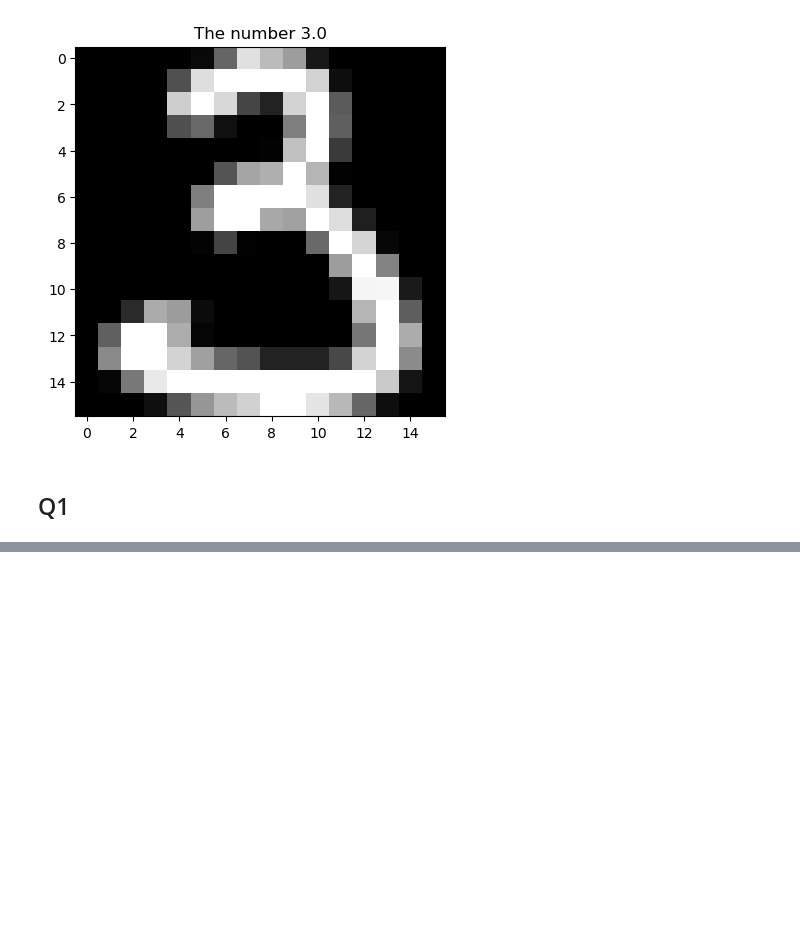
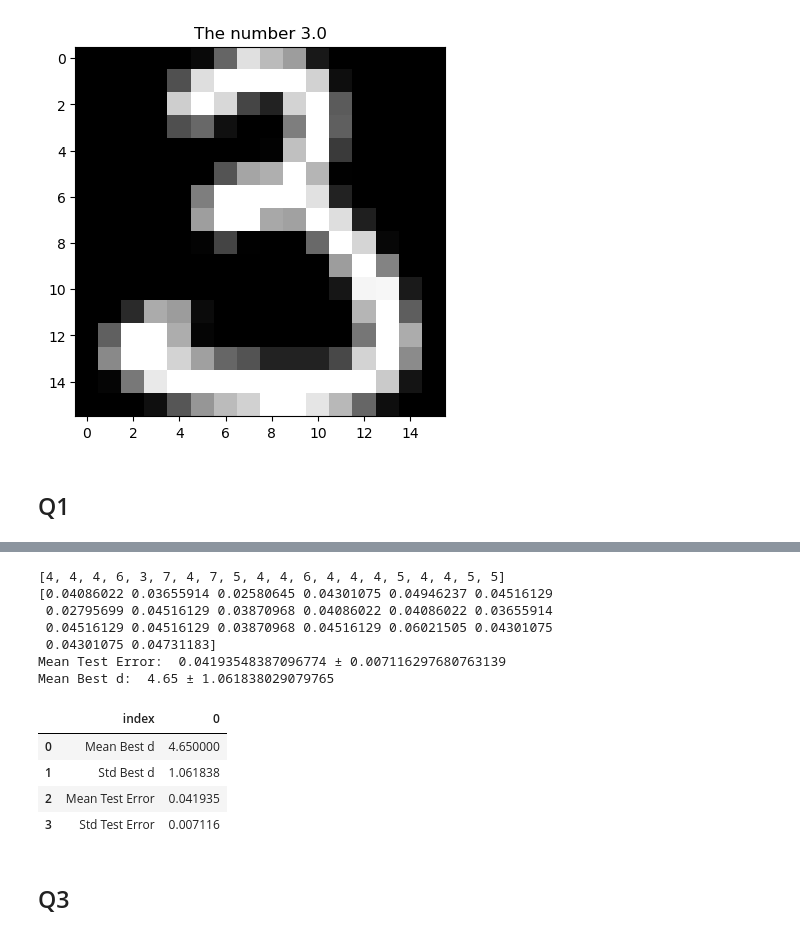
Before and after one commit to marcali/Supervised_Learning_CW2, a Jupyter notebook: KernelPerceptron.ipynb, the cells around one changed output, grey strips where cells are left out. Drawn from its saved outputs; the diff is of its cells as text; code cells hidden in the pictures; blank space fills up the shorter version.

```diff
--- a/KernelPerceptron.ipynb
+++ b/KernelPerceptron.ipynb
@@ -302,0 +255,40 @@ Mean std test errors [0. 0. 0. 0. 0. 0. 0.]
+# %%
+d_stars
+test_errors
+print(d_stars)
+print(test_errors)
+mean_cross_validation_test_error = np.mean(test_errors, axis=0)
+mean_cross_validation_test_error_std = np.std(test_errors, axis=0)
+mean_cross_validation_d = np.mean(d_stars)
+mean_cross_validation_s_std = np.std(d_stars)
+print("Mean Test Error: ", mean_cross_validation_test_error, "±", mean_cross_validation_test_error_std)
+print("Mean Best d: ", mean_cross_validation_d, "±", mean_cross_validation_s_std)
+
+part_2_results = {
+        "Mean Best d": mean_cross_validation_d,
+        "Std Best d": mean_cross_validation_s_std,
+        "Mean Test Error": mean_cross_validation_test_error,
+        "Std Test Error": mean_cross_validation_test_error_std
+    }
+
+df_mean_error_rates = pd.DataFrame(mean_cross_validation_d, index=np.arange(10), columns=np.arange(10))
+df_std_error_rates = pd.DataFrame(mean_cross_validation_s_std, index=np.arange(10), columns=np.arange(10))
+
+df_restuls_2 = pd.DataFrame.from_dict(part_2_results, orient='index')
+df_restuls_2.reset_index(inplace=True)
+df_restuls_2
+# %% [output]
+[4, 4, 4, 6, 3, 7, 4, 7, 5, 4, 4, 6, 4, 4, 4, 5, 4, 4, 5, 5]
+[0.04086022 0.03655914 0.02580645 0.04301075 0.04946237 0.04516129
+ 0.02795699 0.04516129 0.03870968 0.04086022 0.04086022 0.03655914
+ 0.04516129 0.04516129 0.03870968 0.04516129 0.06021505 0.04301075
+ 0.04301075 0.04731183]
+Mean Test Error:  0.04193548387096774 ± 0.007116297680763139
+Mean Best d:  4.65 ± 1.061838029079765
+|  | index | 0 |
+| 0 | Mean Best d | 4.650000 |
+| 1 | Std Best d | 1.061838 |
+| 2 | Mean Test Error | 0.041935 |
+| 3 | Std Test Error | 0.007116 |
+# %% [markdown]
+## Q3
```
Also changed, not shown: parts of 18 cells of this notebook, 1 other file.
